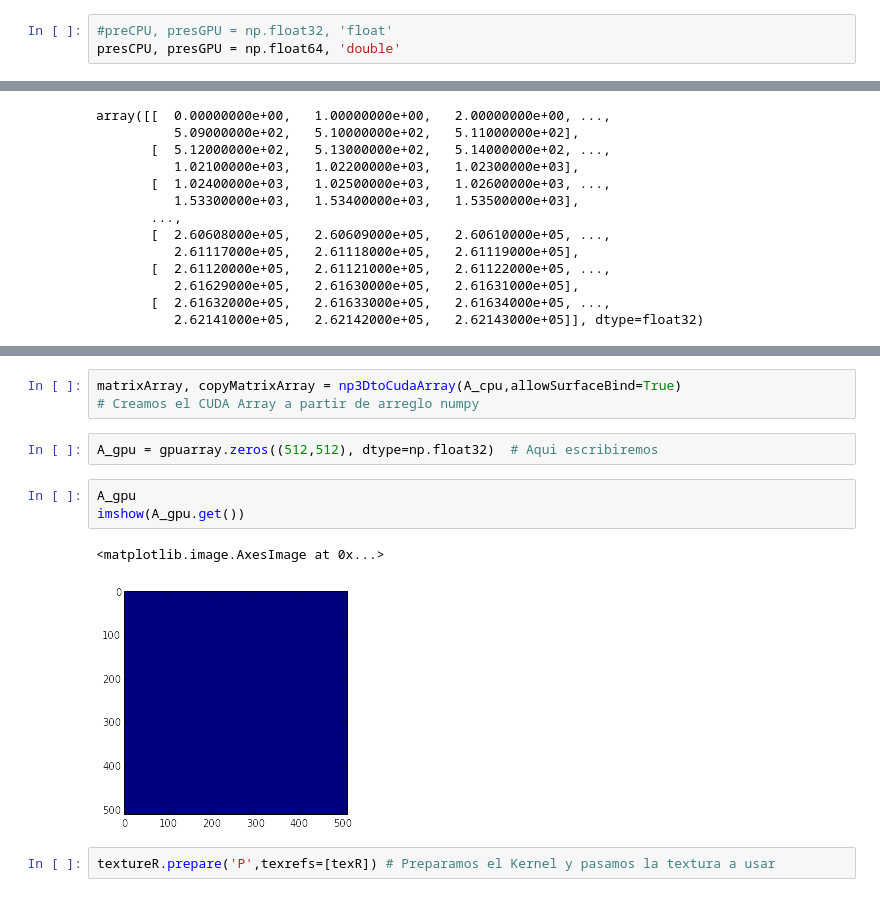
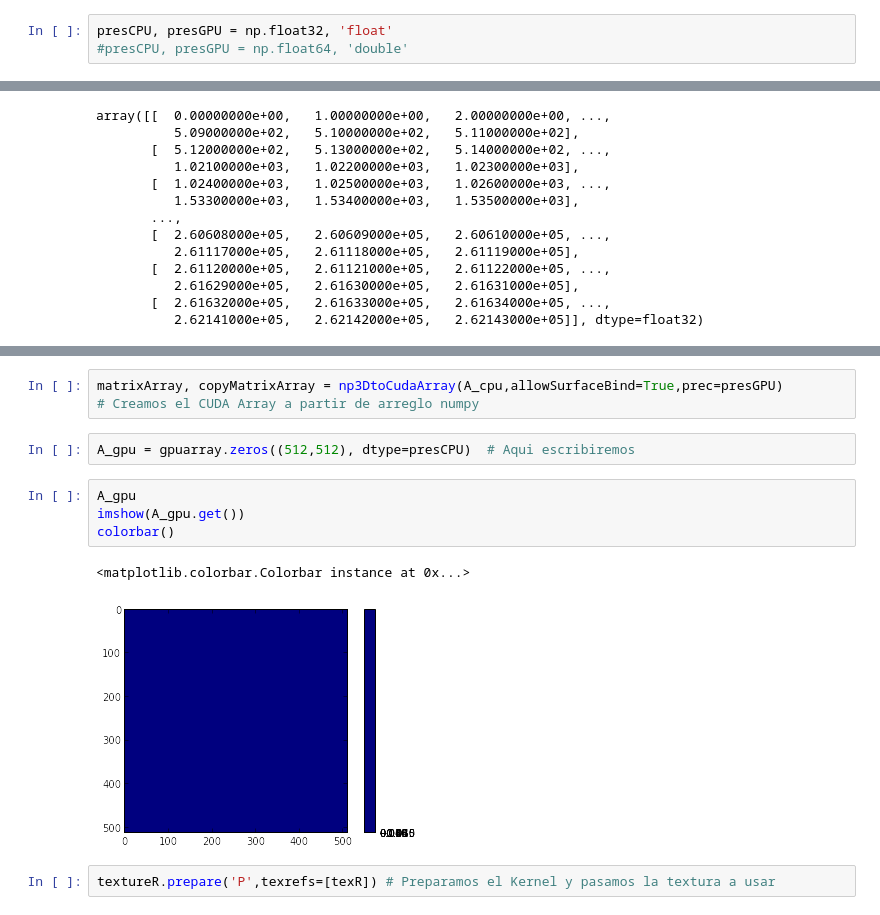
Before and after one commit to zamorays/miniCursoPycuda, a Jupyter notebook: Sesion5_MemoriasCUDA.ipynb, the cells around one changed output, grey strips where cells are left out. Cells and saved outputs as stored; diff of their text form.

```diff
--- a/Sesion5_MemoriasCUDA.ipynb
+++ b/Sesion5_MemoriasCUDA.ipynb
@@ -162,6 +168,6 @@ A[tid] = cMem; // Constant memory lecture and Global Memory write
 # %%
-#preCPU, presGPU = np.float32, 'float'
-presCPU, presGPU = np.float64, 'double'
+presCPU, presGPU = np.float32, 'float'
+#presCPU, presGPU = np.float64, 'double'
 # %%
 def optKernels(kFile,pres='float',subBlGr = False, cuB=(1,1,1), cuG=(1,1,1)):
     kFile = kFile.replace('cuPres', pres)
@@ -532,14 +586,15 @@ array([[  0.00000000e+00,   1.00000000e+00,   2.00000000e+00, ...,
 # %%
-matrixArray, copyMatrixArray = np3DtoCudaArray(A_cpu,allowSurfaceBind=True)
+matrixArray, copyMatrixArray = np3DtoCudaArray(A_cpu,allowSurfaceBind=True,prec=presGPU)
 # Creamos el CUDA Array a partir de arreglo numpy
 # %%
-A_gpu = gpuarray.zeros((512,512), dtype=np.float32)  # Aqui escribiremos
+A_gpu = gpuarray.zeros((512,512), dtype=presCPU)  # Aqui escribiremos
 # %%
 A_gpu
 imshow(A_gpu.get())
+colorbar()
 # %% [output]
-<matplotlib.image.AxesImage at 0x...>
+<matplotlib.colorbar.Colorbar instance at 0x...>
-[figure, old version]
+[figure, new version]
 # %%
 textureR.prepare('P',texrefs=[texR]) # Preparamos el Kernel y pasamos la textura a usar
 # %% [output]
```
Also changed, not shown: parts of 45 cells of this notebook, 13 other files.
